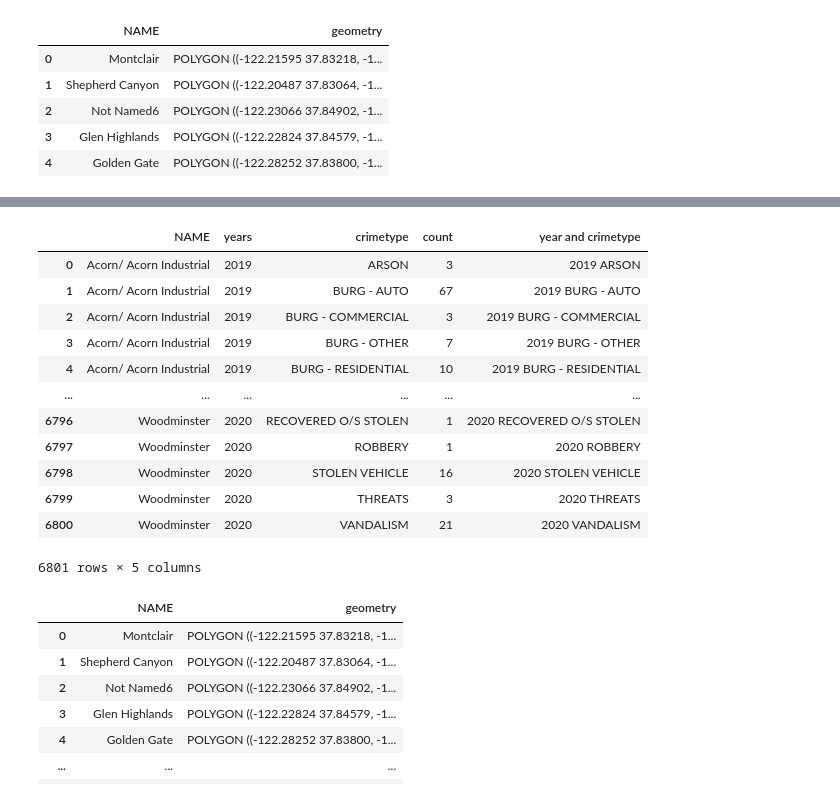
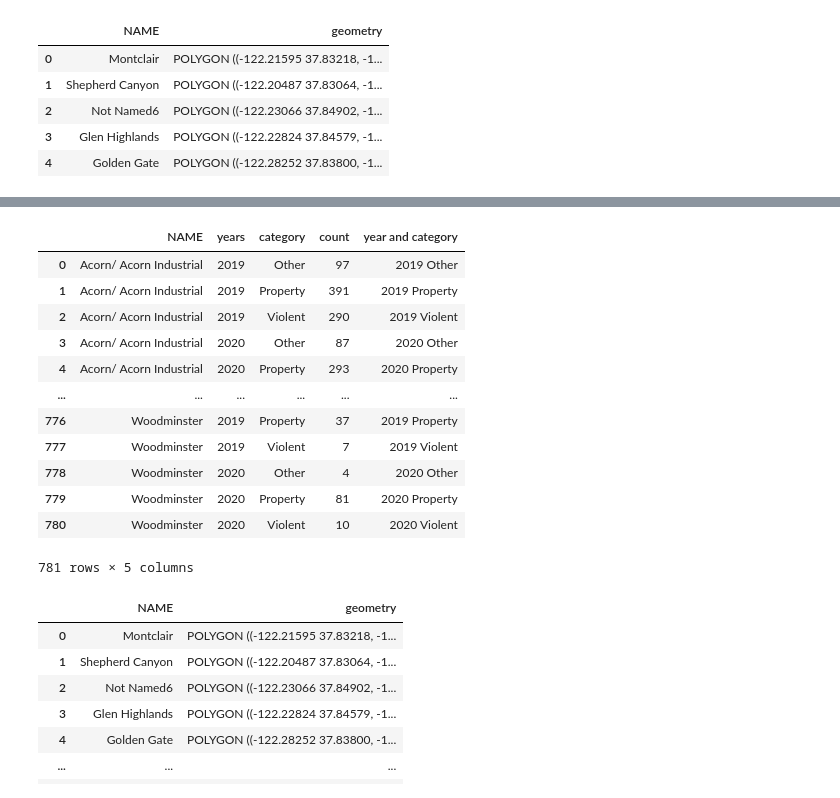
Before and after one commit to sanureet/Project2-OaklandCrimeData, a Jupyter notebook: Geopandas Spatial Join.ipynb, the cells around one changed output, grey strips where cells are left out. Saved outputs shown, nothing was run; the diff lists cells and outputs as text; code cells hidden in the pictures.

```diff
--- a/Geopandas Spatial Join.ipynb
+++ b/Geopandas Spatial Join.ipynb
@@ -72,7 +72,7 @@ crime_data_nb_df.head()
 | 250 | ARSON | Property | 2020 | 20-018241 | MAL SET/ETC FIRE PROP/ETC | 05Y | 1719 15TH ST | Oakland | CA | ... |
 # %%
 # Create pivot table that we can use to join information from crime geodataframe to neighborhoods geojson for choropleth mapping purposes
-crime_pivot = pd.pivot_table(crime_data_nb_df, values='count', index=['NAME', 'years', 'crimetype'], aggfunc=np.sum, fill_value=0)
+crime_pivot = pd.pivot_table(crime_data_nb_df, values='count', index=['NAME', 'years', 'category'], aggfunc=np.sum, fill_value=0)
 # %%
 # Reset index so data displays correctly and is easier to merge later
 crime_pivot.reset_index(inplace=True)
@@ -107,21 +107,21 @@ count         int64
 dtype: object
 # %%
 # Create new column with year and crime type combo
-crime_pivot['year and crimetype'] = crime_pivot['years'] + ' ' + crime_pivot['crimetype']
+crime_pivot['year and category'] = crime_pivot['years'] + ' ' + crime_pivot['category']
 crime_pivot
 # %% [output]
-|  | NAME | years | crimetype | count | year and crimetype |
-| 0 | Acorn/ Acorn Industrial | 2019 | ARSON | 3 | 2019 ARSON |
-| 1 | Acorn/ Acorn Industrial | 2019 | BURG - AUTO | 67 | 2019 BURG - AUTO |
-| 2 | Acorn/ Acorn Industrial | 2019 | BURG - COMMERCIAL | 3 | 2019 BURG - COMMERCIAL |
-| 3 | Acorn/ Acorn Industrial | 2019 | BURG - OTHER | 7 | 2019 BURG - OTHER |
-| 4 | Acorn/ Acorn Industrial | 2019 | BURG - RESIDENTIAL | 10 | 2019 BURG - RESIDENTIAL |
+|  | NAME | years | category | count | year and category |
+| 0 | Acorn/ Acorn Industrial | 2019 | Other | 97 | 2019 Other |
+| 1 | Acorn/ Acorn Industrial | 2019 | Property | 391 | 2019 Property |
+| 2 | Acorn/ Acorn Industrial | 2019 | Violent | 290 | 2019 Violent |
+| 3 | Acorn/ Acorn Industrial | 2020 | Other | 87 | 2020 Other |
+| 4 | Acorn/ Acorn Industrial | 2020 | Property | 293 | 2020 Property |
 | ... | ... | ... | ... | ... | ... |
-| 6796 | Woodminster | 2020 | RECOVERED O/S STOLEN | 1 | 2020 RECOVERED O/S STOLEN |
-| 6797 | Woodminster | 2020 | ROBBERY | 1 | 2020 ROBBERY |
-| 6798 | Woodminster | 2020 | STOLEN VEHICLE | 16 | 2020 STOLEN VEHICLE |
-| 6799 | Woodminster | 2020 | THREATS | 3 | 2020 THREATS |
-| 6800 | Woodminster | 2020 | VANDALISM | 21 | 2020 VANDALISM |
+| 776 | Woodminster | 2019 | Property | 37 | 2019 Property |
+| 777 | Woodminster | 2019 | Violent | 7 | 2019 Violent |
+| 778 | Woodminster | 2020 | Other | 4 | 2020 Other |
+| 779 | Woodminster | 2020 | Property | 81 | 2020 Property |
+| 780 | Woodminster | 2020 | Violent | 10 | 2020 Violent |
-6801 rows × 5 columns
+781 rows × 5 columns
 # %%
 # Prep crime summary stats for merge into Oakland neighborhoods geodataframe
```
Also changed, not shown: parts of 4 cells of this notebook, 3 other files.
